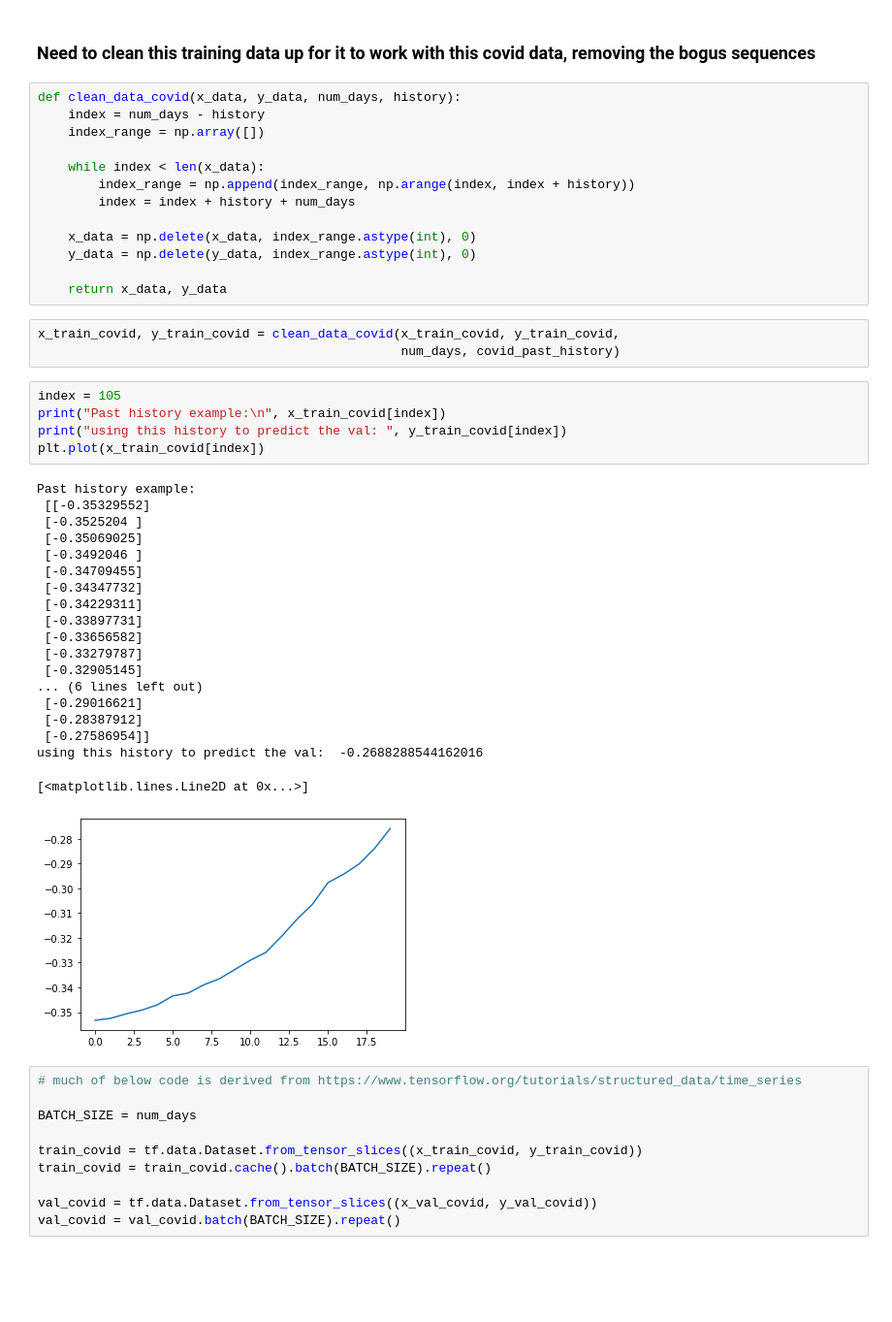
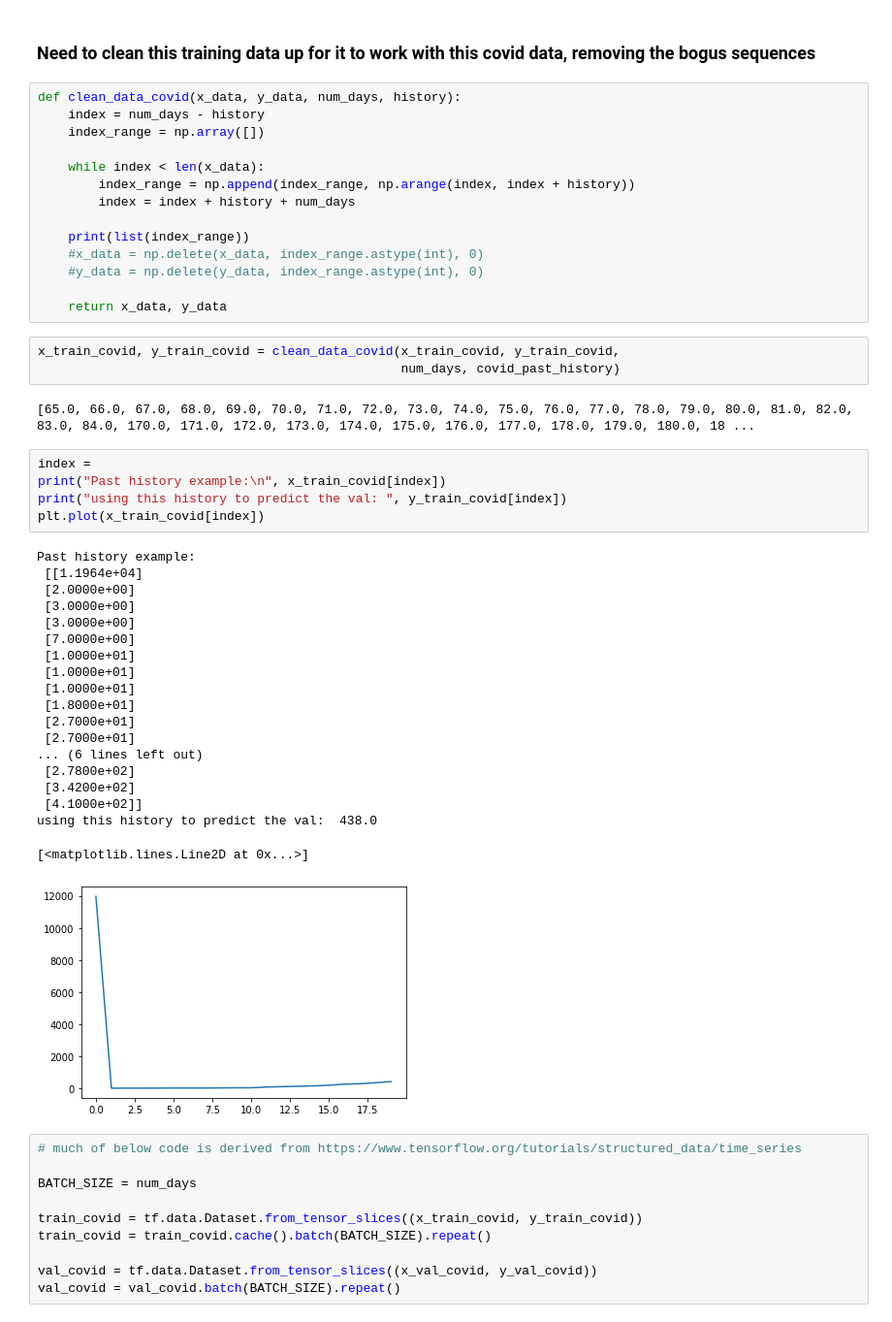
Before and after one commit to tamjazad/ml-covid19, a Jupyter notebook: playground_nbs/cnn_rnn_singlecovid.ipynb, the cells around one changed output. Shown: that part at 97% size. Saved outputs shown, nothing was run; the diff lists cells and outputs as text; blank space fills up the shorter version.

```diff
--- a/playground_nbs/single_covid_refined_rnn.ipynb
+++ b/playground_nbs/cnn_rnn_singlecovid.ipynb
@@ -161,38 +161,41 @@ def clean_data_covid(x_data, y_data, num_days, history):
         index_range = np.append(index_range, np.arange(index, index + history))
         index = index + history + num_days
 
-    x_data = np.delete(x_data, index_range.astype(int), 0)
-    y_data = np.delete(y_data, index_range.astype(int), 0)
+    print(list(index_range))
+    #x_data = np.delete(x_data, index_range.astype(int), 0)
+    #y_data = np.delete(y_data, index_range.astype(int), 0)
 
     return x_data, y_data
 # %%
 x_train_covid, y_train_covid = clean_data_covid(x_train_covid, y_train_covid,
                                                 num_days, covid_past_history)
+# %% [output]
+[65.0, 66.0, 67.0, 68.0, 69.0, 70.0, 71.0, 72.0, 73.0, 74.0, 75.0, 76.0, 77.0, 78.0, 79.0, 80.0, 81.0, 82.0, 83.0, 84.0, 170.0, 171.0, 172.0, 173.0, 174.0, 175.0, 176.0, 177.0, 178.0, 179.0, 180.0, 18 ...
 # %%
-index = 105
+index =
 print("Past history example:\n", x_train_covid[index])
 print("using this history to predict the val: ", y_train_covid[index])
 plt.plot(x_train_covid[index])
 # %% [output]
 Past history example:
- [[-0.35329552]
- [-0.3525204 ]
- [-0.35069025]
- [-0.3492046 ]
- [-0.34709455]
- [-0.34347732]
- [-0.34229311]
- [-0.33897731]
- [-0.33656582]
- [-0.33279787]
- [-0.32905145]
+ [[1.1964e+04]
+ [2.0000e+00]
+ [3.0000e+00]
+ [3.0000e+00]
+ [7.0000e+00]
+ [1.0000e+01]
+ [1.0000e+01]
+ [1.0000e+01]
+ [1.8000e+01]
+ [2.7000e+01]
+ [2.7000e+01]
 ... (6 lines left out)
- [-0.29016621]
- [-0.28387912]
- [-0.27586954]]
-using this history to predict the val:  -0.2688288544162016
+ [2.7800e+02]
+ [3.4200e+02]
+ [4.1000e+02]]
+using this history to predict the val:  438.0
 [<matplotlib.lines.Line2D at 0x...>]
-[figure, old version]
+[figure, new version]
 # %%
 # much of below code is derived from https://www.tensorflow.org/tutorials/structured_data/time_series
 
```
Also changed, not shown: parts of 3 cells of this notebook, 3 other files.
